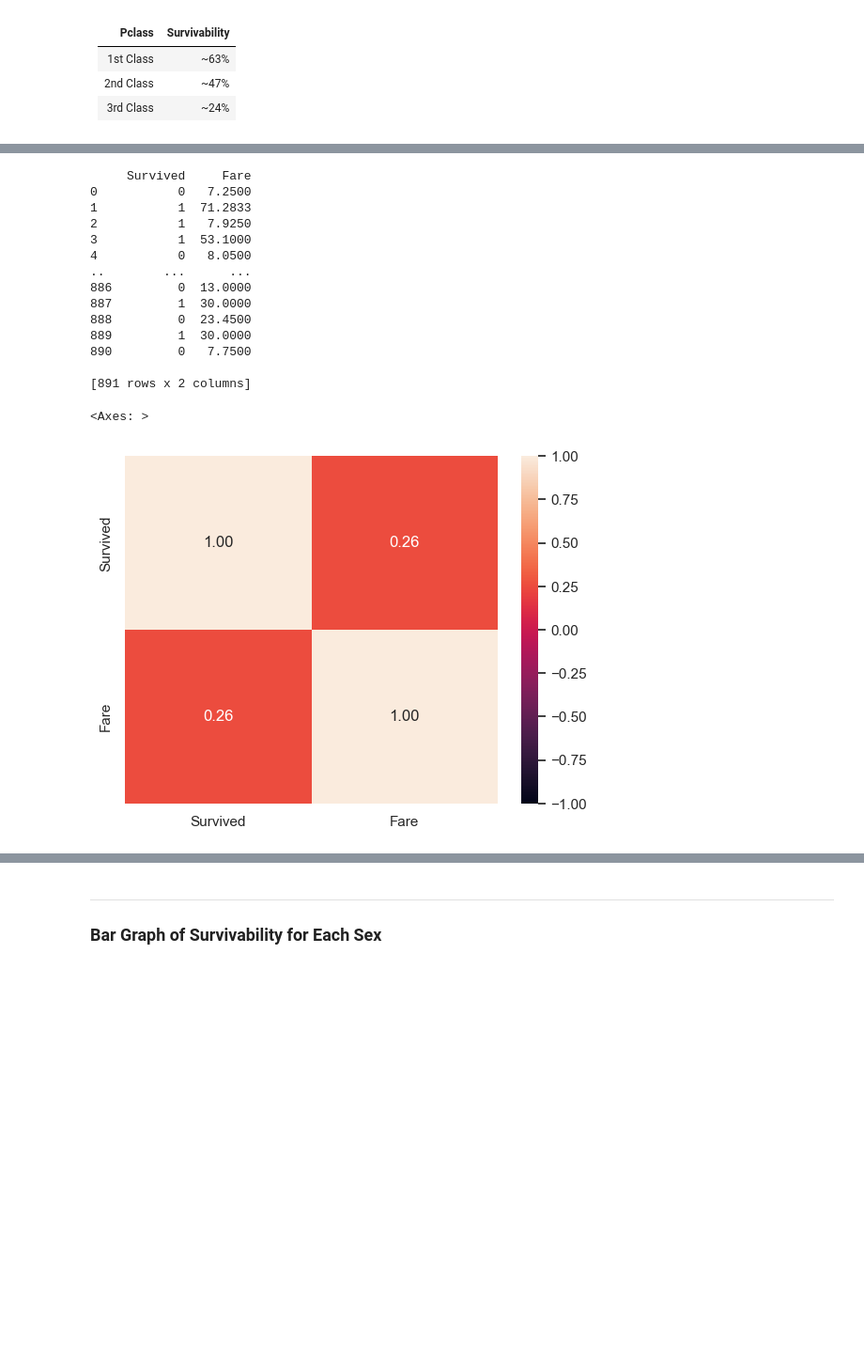
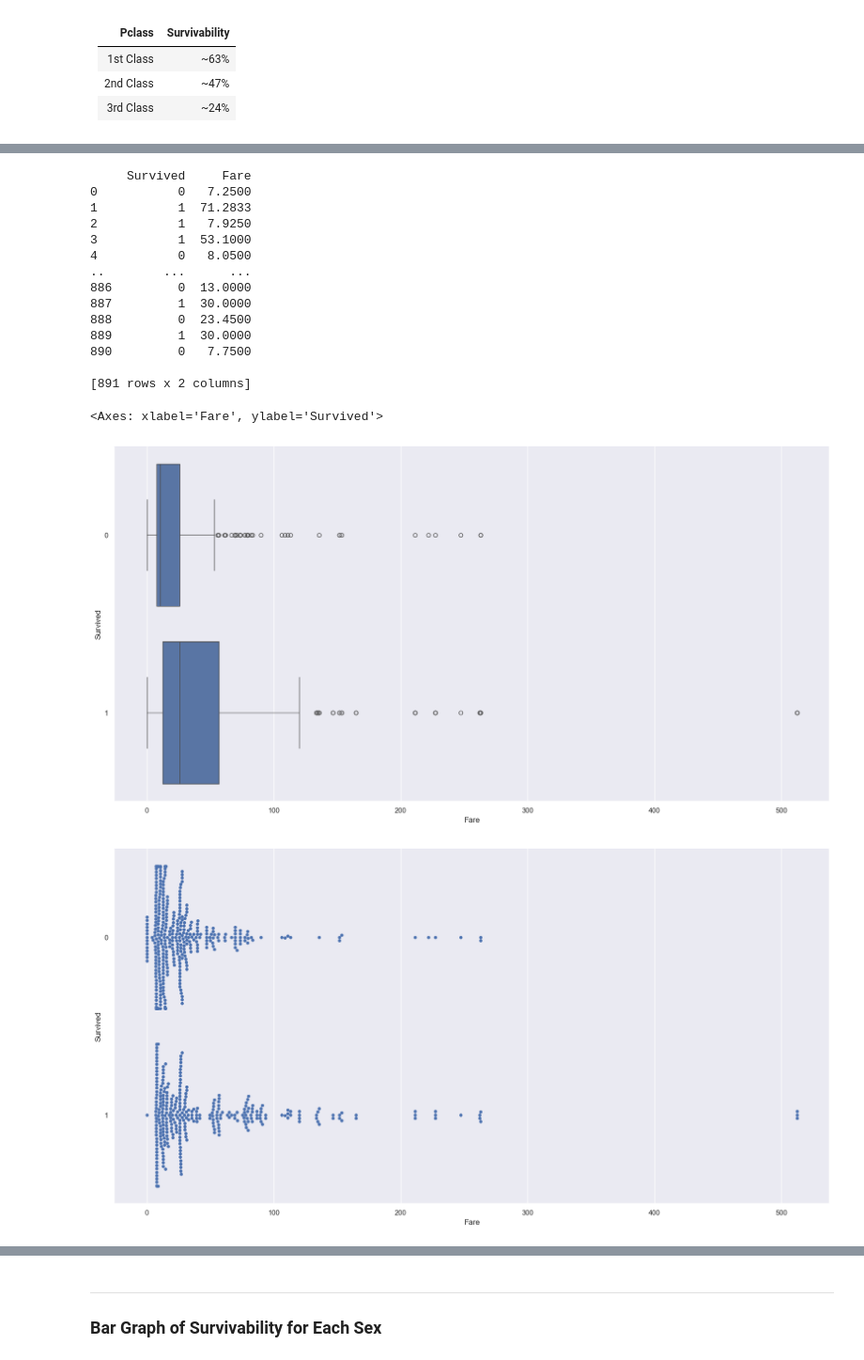
Before and after one commit to HongSon28/IE0005-Mini-Project, a Jupyter notebook: Main.ipynb, the cells around one changed output, grey strips where cells are left out. Shown at 94% size. Saved outputs shown, nothing was run; the diff lists cells and outputs as text; code cells hidden in the pictures; blank space fills up the shorter version.

```diff
--- a/Main.ipynb
+++ b/Main.ipynb
@@ -278,22 +293,30 @@ sb.heatmap(jointClass.corr(), vmin = -1, vmax = 1, annot = True, fmt=".2f")
 # %%
 jointFare = pd.DataFrame(data[["Survived","Fare"]])
 print(jointFare)
-sb.heatmap(jointFare.corr(), vmin = -1, vmax = 1, annot = True, fmt=".2f")
+
+# Joint Boxplot of Fare against Surivival
+f = plt.figure(figsize=(20, 10))
+sb.boxplot(x = "Fare", y = "Survived", data = jointFare, orient = "h")
+
+# Joint Swarmplot of Fare against Surivival
+f = plt.figure(figsize=(20, 10))
+sb.swarmplot(x = "Fare", y = "Survived", data = jointFare, orient = "h")
 # %% [output]
      Survived     Fare
 0           0   7.2500
 1           1  71.2833
 2           1   7.9250
 3           1  53.1000
 4           0   8.0500
 ..        ...      ...
 886         0  13.0000
 887         1  30.0000
 888         0  23.4500
 889         1  30.0000
 890         0   7.7500
 
 [891 rows x 2 columns]
-<Axes: >
+<Axes: xlabel='Fare', ylabel='Survived'>
-[figure, old version]
+[figure, new version]
+[figure, added]
 # %% [markdown]
```
Also changed, not shown: parts of 58 cells of this notebook, 5 other files.
